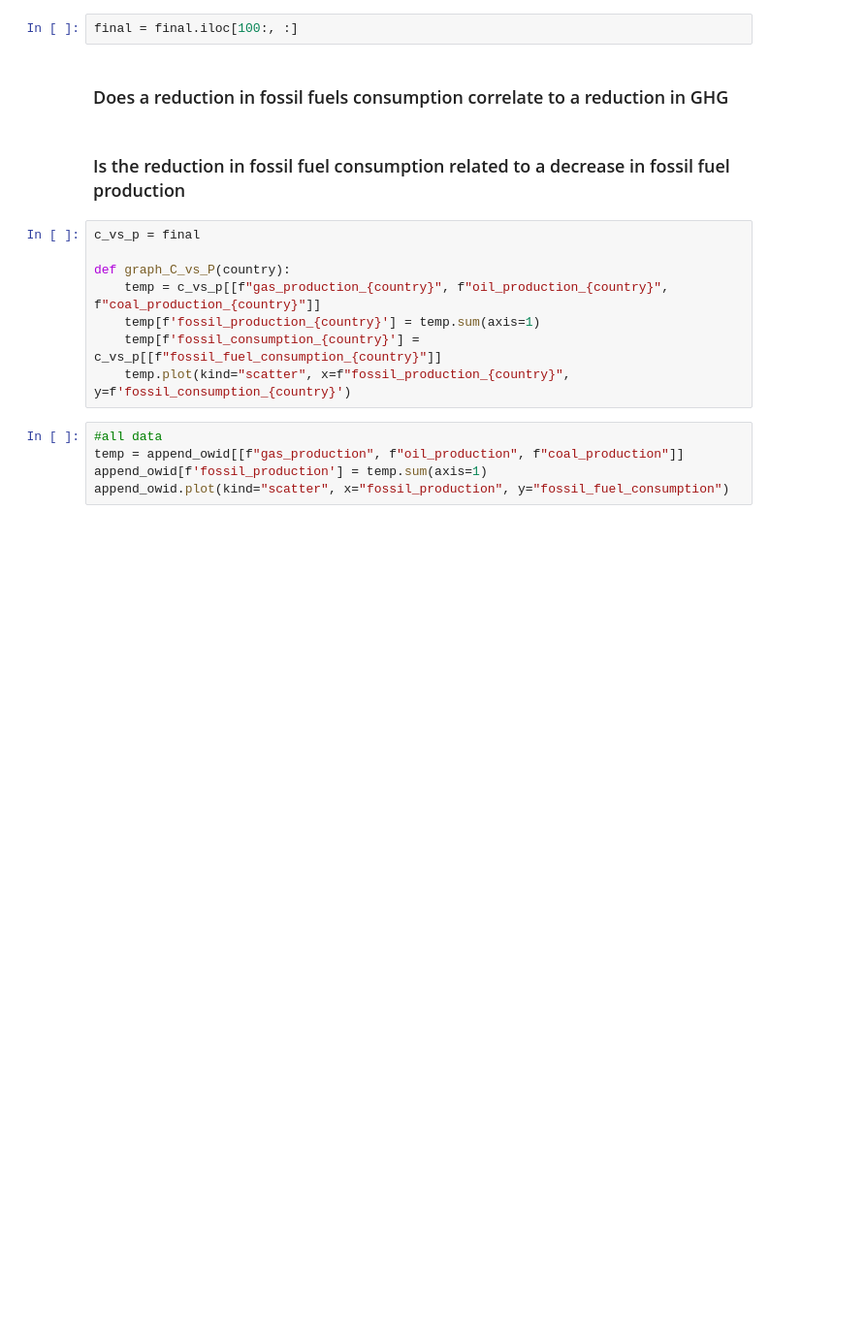
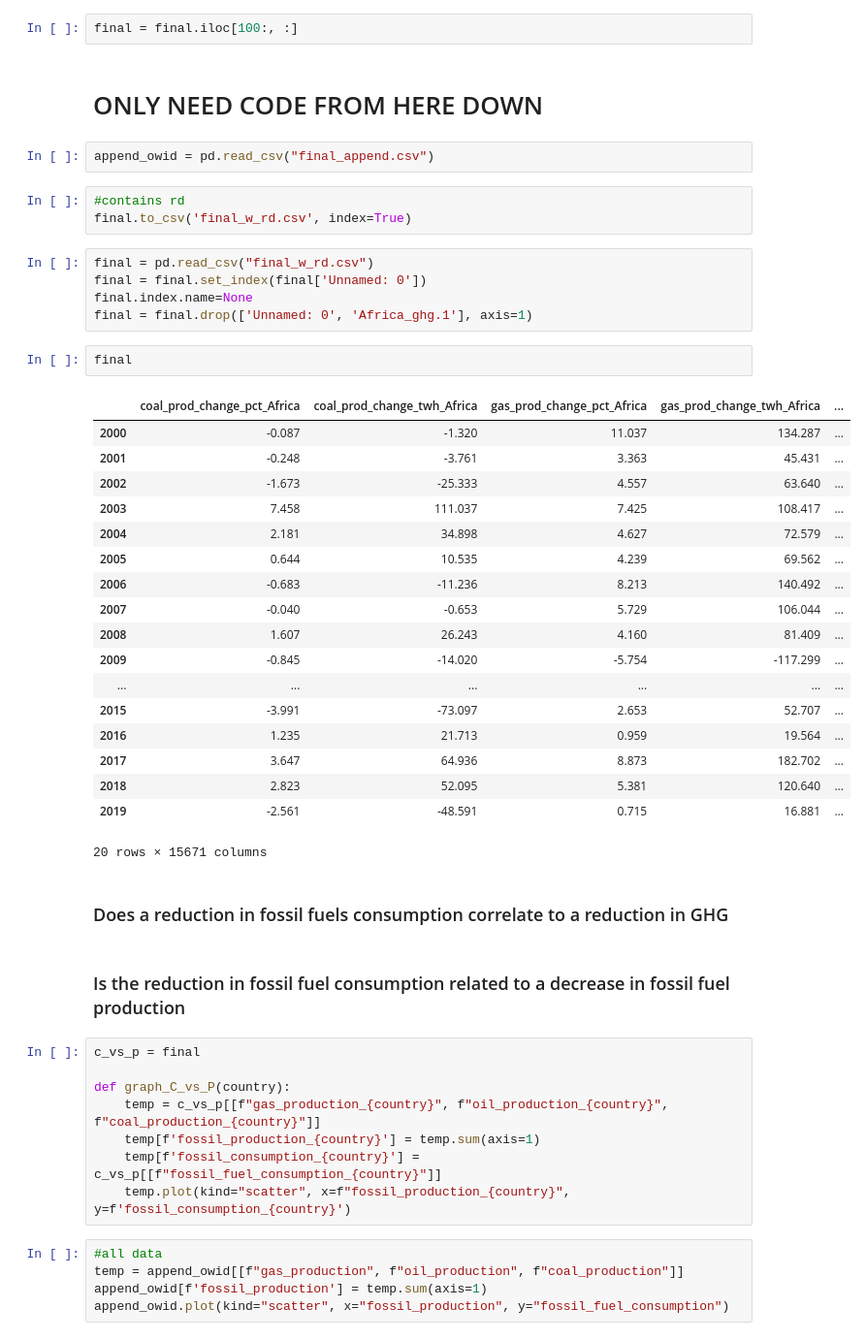
Before and after one commit to Adam-Omarali/BDC-Energy, a Jupyter notebook: InvestmentGHG.ipynb, the cells around one changed output. Shown: that part at 97% size. Cells and saved outputs as stored; diff of their text form; blank space fills up the shorter version.

Commit message:
Appended data with CO2

```diff
--- a/InvestmentGHG.ipynb
+++ b/InvestmentGHG.ipynb
@@ -361,5 +389,38 @@ final = final.join(rd)
 # %%
 final = final.iloc[100:, :]
+# %% [markdown]
+<h1>ONLY NEED CODE FROM HERE DOWN</h1>
+# %%
+append_owid = pd.read_csv("final_append.csv")
+# %%
+#contains rd
+final.to_csv('final_w_rd.csv', index=True)
+# %%
+final = pd.read_csv("final_w_rd.csv")
+final = final.set_index(final['Unnamed: 0'])
+final.index.name=None
+final = final.drop(['Unnamed: 0', 'Africa_ghg.1'], axis=1)
+# %%
+final
+# %% [output]
+|  | coal_prod_change_pct_Africa | coal_prod_change_twh_Africa | gas_prod_change_pct_Africa | gas_prod_change_twh_Africa | ... |
+| 2000 | -0.087 | -1.320 | 11.037 | 134.287 | ... |
+| 2001 | -0.248 | -3.761 | 3.363 | 45.431 | ... |
+| 2002 | -1.673 | -25.333 | 4.557 | 63.640 | ... |
+| 2003 | 7.458 | 111.037 | 7.425 | 108.417 | ... |
+| 2004 | 2.181 | 34.898 | 4.627 | 72.579 | ... |
+| 2005 | 0.644 | 10.535 | 4.239 | 69.562 | ... |
+| 2006 | -0.683 | -11.236 | 8.213 | 140.492 | ... |
+| 2007 | -0.040 | -0.653 | 5.729 | 106.044 | ... |
+| 2008 | 1.607 | 26.243 | 4.160 | 81.409 | ... |
+| 2009 | -0.845 | -14.020 | -5.754 | -117.299 | ... |
+| ... | ... | ... | ... | ... | ... |
+| 2015 | -3.991 | -73.097 | 2.653 | 52.707 | ... |
+| 2016 | 1.235 | 21.713 | 0.959 | 19.564 | ... |
+| 2017 | 3.647 | 64.936 | 8.873 | 182.702 | ... |
+| 2018 | 2.823 | 52.095 | 5.381 | 120.640 | ... |
+| 2019 | -2.561 | -48.591 | 0.715 | 16.881 | ... |
+20 rows × 15671 columns
 # %% [markdown]
 <h3>Does a reduction in fossil fuels consumption correlate to a reduction in GHG</h3>
 # %% [markdown]
```
Also changed, not shown: parts of 7 cells of this notebook, 2 other files.
